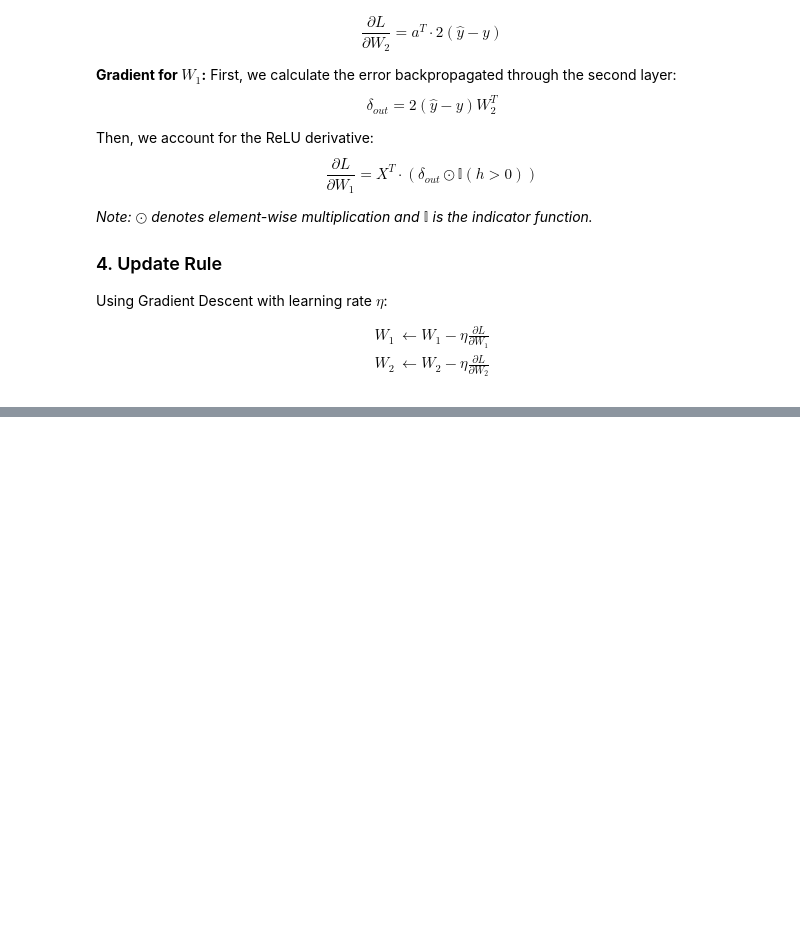
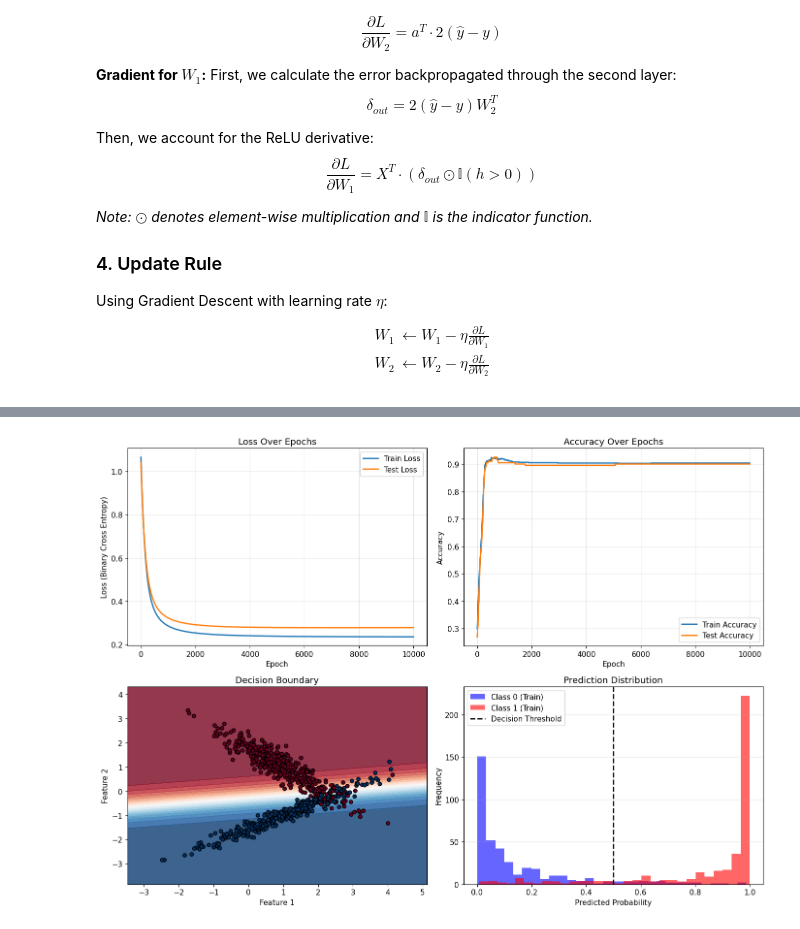
Before and after one commit to rahulbhadani/CPE487587_SP25, a Jupyter notebook: Code/Chapter_02_Crash_Course_ML.ipynb, the cells around one changed output, grey strips where cells are left out. Drawn from its saved outputs; the diff is of its cells as text; code cells hidden in the pictures; blank space fills up the shorter version.

```diff
--- a/Code/Chapter_02_Crash_Course_ML.ipynb
+++ b/Code/Chapter_02_Crash_Course_ML.ipynb
@@ -1302,0 +1634,19 @@ $$
+# %%
+def binary_cross_entropy_loss(y_pred, y_true):
+    epsilon = 1e-7  # to Prevent log(0) or log(1)
+    y_pred = torch.clamp(y_pred, epsilon, 1 - epsilon)
+    loss = -torch.mean(y_true * torch.log(y_pred) + (1 - y_true) * torch.log(1 - y_pred))
+    return loss
+# %%
+# Accuracy metric
+def accuracy(y_pred, y_true):
+    predictions = (y_pred > 0.5).float()
+    correct = (predictions == y_true).float()
+    return torch.mean(correct).item()
+# %%
+learning_rate = 0.01
+epochs = 10000
+train_losses = []
+test_losses = []
+train_accuracies = []
+test_accuracies = []
@@ -1302,0 +1720,70 @@ $$
+# %%
+print(f'Learned weight: {w.squeeze().cpu().detach().numpy()}')
+print(f'Learned bias: {b.item():.4f}')
+print(f'Final Train Loss: {train_losses[-1]:.4f}, Train Accuracy: {train_accuracies[-1]:.4f}')
+print(f'Final Test Loss: {test_losses[-1]:.4f}, Test Accuracy: {test_accuracies[-1]:.4f}\n')
+
+if device.type == 'cuda':
+    print(f'GPU Memory allocated: {torch.cuda.memory_allocated(device) / 1024**2:.2f} MB')
+    print(f'GPU Memory reserved: {torch.cuda.memory_reserved(device) / 1024**2:.2f} MB\n')
+
+# Visualization
+fig, axes = plt.subplots(2, 2, figsize=(14, 10))
+plt.rcParams['font.size'] = 11
+
+# Plot 1: Training and Test Loss
+axes[0, 0].plot(train_losses, label='Train Loss', linewidth=2)
+axes[0, 0].plot(test_losses, label='Test Loss', linewidth=2)
+axes[0, 0].set_xlabel('Epoch')
+axes[0, 0].set_ylabel('Loss (Binary Cross Entropy)')
+axes[0, 0].set_title('Loss Over Epochs')
+axes[0, 0].legend()
+axes[0, 0].grid(True, alpha=0.3)
+
+# Plot 2: Training and Test Accuracy
+axes[0, 1].plot(train_accuracies, label='Train Accuracy', linewidth=2)
+axes[0, 1].plot(test_accuracies, label='Test Accuracy', linewidth=2)
+axes[0, 1].set_xlabel('Epoch')
+axes[0, 1].set_ylabel('Accuracy')
+axes[0, 1].set_title('Accuracy Over Epochs')
+axes[0, 1].legend()
+axes[0, 1].grid(True, alpha=0.3)
+
+# Plot 3: Decision Boundary (if 2D data)
+if n_features == 2:
+    h = 0.02
+    x_min, x_max = X_train[:, 0].min() - 1, X_train[:, 0].max() + 1
+    y_min, y_max = X_train[:, 1].min() - 1, X_train[:, 1].max() + 1
+    xx, yy = np.meshgrid(np.arange(x_min.cpu(), x_max.cpu(), h), np.arange(y_min.cpu(), y_max.cpu(), h))
+
+    mesh_points = torch.tensor(np.c_[xx.ravel(), yy.ravel()], dtype=torch.float32).to(device)
+    with torch.no_grad():
+        Z = logistic_model(mesh_points).cpu().numpy()
+    Z = Z.reshape(xx.shape)
+
+    axes[1, 0].contourf(xx, yy, Z, levels=np.linspace(0, 1, 20), cmap='RdBu_r', alpha=0.8)
+    axes[1, 0].scatter(X_train[:, 0].cpu().numpy(), X_train[:, 1].cpu().numpy(), c=y_train.cpu().numpy().ravel(), cmap='RdBu_r', edgecolors='black', s=30)
+    axes[1, 0].set_xlabel('Feature 1')
+    axes[1, 0].set_ylabel('Feature 2')
+    axes[1, 0].set_title('Decision Boundary')
+    axes[1, 0].set_xlim(xx.min(), xx.max())
+    axes[1, 0].set_ylim(yy.min(), yy.max())
+
+# Plot 4: Prediction distribution
+with torch.no_grad():
+    y_train_pred_final = logistic_model(X_train).cpu().numpy()
+    y_test_pred_final = logistic_model(X_test).cpu().numpy()
+
+axes[1, 1].hist(y_train_pred_final[y_train.cpu().numpy().ravel() == 0], bins=30, alpha=0.6, label='Class 0 (Train)', color='blue')
+axes[1, 1].hist(y_train_pred_final[y_train.cpu().numpy().ravel() == 1], bins=30, alpha=0.6, label='Class 1 (Train)', color='red')
+axes[1, 1].axvline(0.5, color='black', linestyle='--', linewidth=2, label='Decision Threshold')
+axes[1, 1].set_xlabel('Predicted Probability')
+axes[1, 1].set_ylabel('Frequency')
+axes[1, 1].set_title('Prediction Distribution')
+axes[1, 1].legend()
+axes[1, 1].grid(True, alpha=0.3, axis='y')
+
+plt.tight_layout()
+plt.savefig('logistic_regression_manual_gd.pdf', dpi=150)
+plt.show()
+# %% [output]
@@ -1302,0 +1797 @@ $$
+[figure, added]
```
Also changed, not shown: parts of 20 cells of this notebook.
